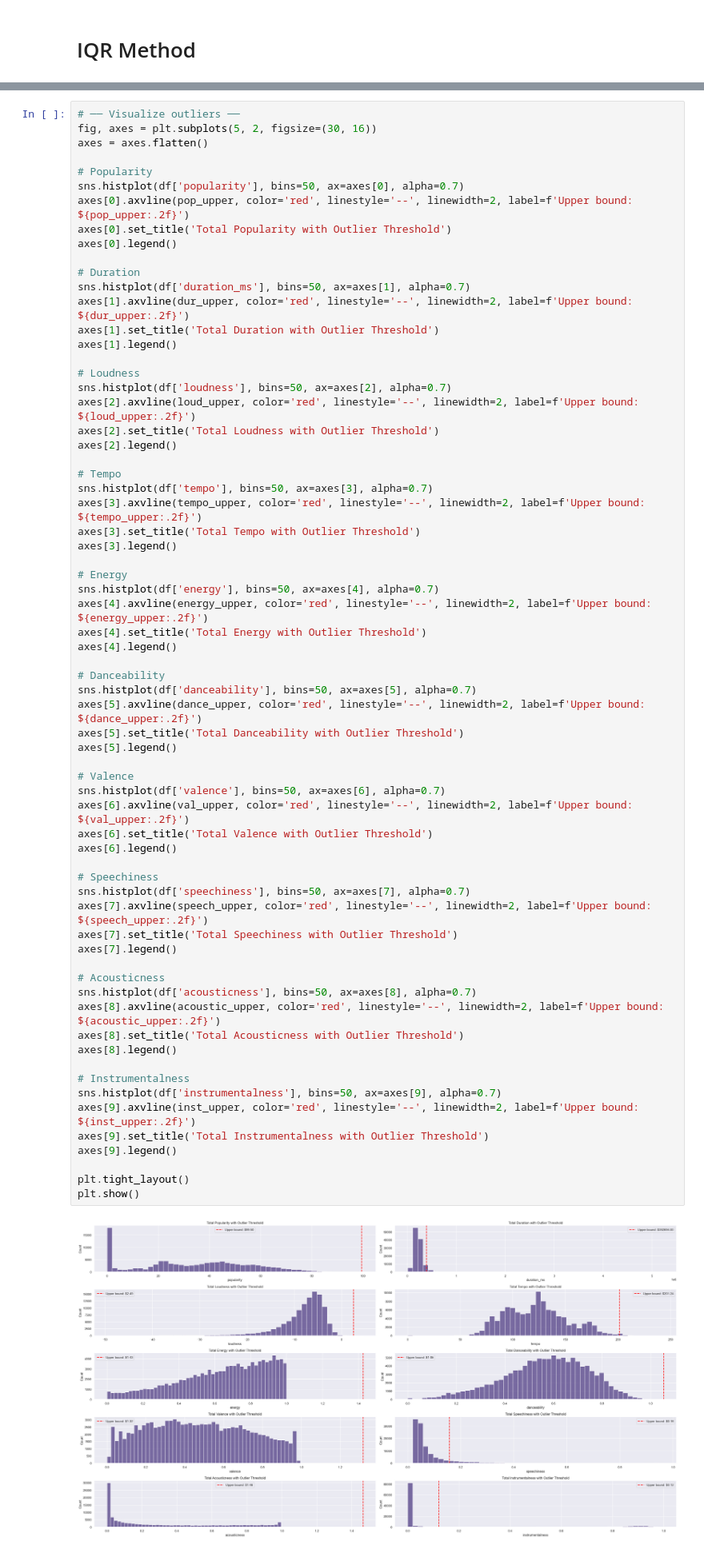
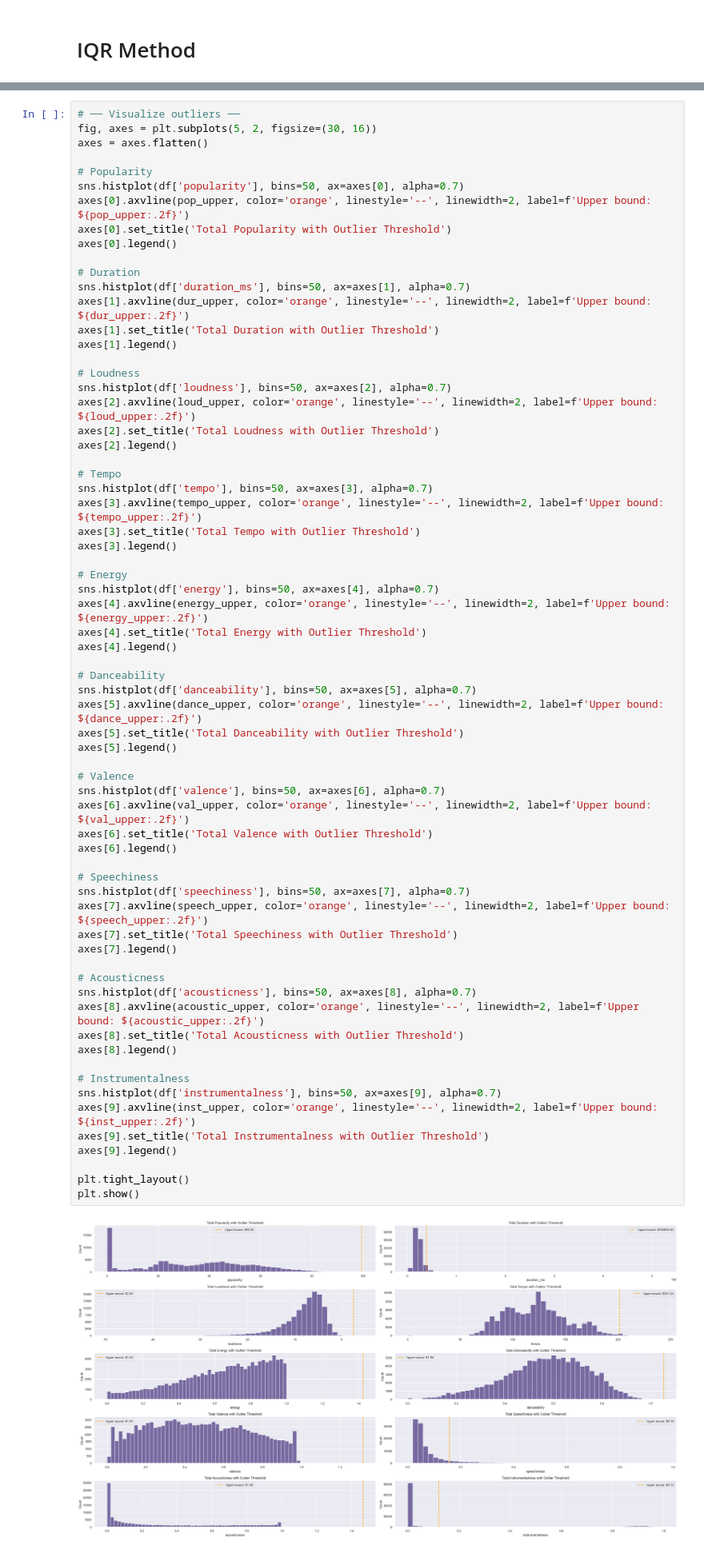
Before and after one commit to vampdevice/spotify-analysis, a Jupyter notebook: spotify_analysis.ipynb, the cells around one changed output, grey strips where cells are left out. Shown at 80% size. Saved outputs shown, nothing was run; the diff lists cells and outputs as text.

```diff
--- a/spotify_analysis.ipynb
+++ b/spotify_analysis.ipynb
@@ -986,68 +1005,68 @@ axes = axes.flatten()
 
 # Popularity
 sns.histplot(df['popularity'], bins=50, ax=axes[0], alpha=0.7)
-axes[0].axvline(pop_upper, color='red', linestyle='--', linewidth=2, label=f'Upper bound: ${pop_upper:.2f}')
+axes[0].axvline(pop_upper, color='orange', linestyle='--', linewidth=2, label=f'Upper bound: ${pop_upper:.2f}')
 axes[0].set_title('Total Popularity with Outlier Threshold')
 axes[0].legend()
 
 # Duration
 sns.histplot(df['duration_ms'], bins=50, ax=axes[1], alpha=0.7)
-axes[1].axvline(dur_upper, color='red', linestyle='--', linewidth=2, label=f'Upper bound: ${dur_upper:.2f}')
+axes[1].axvline(dur_upper, color='orange', linestyle='--', linewidth=2, label=f'Upper bound: ${dur_upper:.2f}')
 axes[1].set_title('Total Duration with Outlier Threshold')
 axes[1].legend()
 
 # Loudness
 sns.histplot(df['loudness'], bins=50, ax=axes[2], alpha=0.7)
-axes[2].axvline(loud_upper, color='red', linestyle='--', linewidth=2, label=f'Upper bound: ${loud_upper:.2f}')
+axes[2].axvline(loud_upper, color='orange', linestyle='--', linewidth=2, label=f'Upper bound: ${loud_upper:.2f}')
 axes[2].set_title('Total Loudness with Outlier Threshold')
 axes[2].legend()
 
 # Tempo
 sns.histplot(df['tempo'], bins=50, ax=axes[3], alpha=0.7)
-axes[3].axvline(tempo_upper, color='red', linestyle='--', linewidth=2, label=f'Upper bound: ${tempo_upper:.2f}')
+axes[3].axvline(tempo_upper, color='orange', linestyle='--', linewidth=2, label=f'Upper bound: ${tempo_upper:.2f}')
 axes[3].set_title('Total Tempo with Outlier Threshold')
 axes[3].legend()
 
 # Energy
 sns.histplot(df['energy'], bins=50, ax=axes[4], alpha=0.7)
-axes[4].axvline(energy_upper, color='red', linestyle='--', linewidth=2, label=f'Upper bound: ${energy_upper:.2f}')
+axes[4].axvline(energy_upper, color='orange', linestyle='--', linewidth=2, label=f'Upper bound: ${energy_upper:.2f}')
 axes[4].set_title('Total Energy with Outlier Threshold')
 axes[4].legend()
 
 # Danceability
 sns.histplot(df['danceability'], bins=50, ax=axes[5], alpha=0.7)
-axes[5].axvline(dance_upper, color='red', linestyle='--', linewidth=2, label=f'Upper bound: ${dance_upper:.2f}')
+axes[5].axvline(dance_upper, color='orange', linestyle='--', linewidth=2, label=f'Upper bound: ${dance_upper:.2f}')
 axes[5].set_title('Total Danceability with Outlier Threshold')
 axes[5].legend()
 
 # Valence
 sns.histplot(df['valence'], bins=50, ax=axes[6], alpha=0.7)
-axes[6].axvline(val_upper, color='red', linestyle='--', linewidth=2, label=f'Upper bound: ${val_upper:.2f}')
+axes[6].axvline(val_upper, color='orange', linestyle='--', linewidth=2, label=f'Upper bound: ${val_upper:.2f}')
 axes[6].set_title('Total Valence with Outlier Threshold')
 axes[6].legend()
 
 # Speechiness
 sns.histplot(df['speechiness'], bins=50, ax=axes[7], alpha=0.7)
-axes[7].axvline(speech_upper, color='red', linestyle='--', linewidth=2, label=f'Upper bound: ${speech_upper:.2f}')
+axes[7].axvline(speech_upper, color='orange', linestyle='--', linewidth=2, label=f'Upper bound: ${speech_upper:.2f}')
 axes[7].set_title('Total Speechiness with Outlier Threshold')
 axes[7].legend()
 
 # Acousticness
 sns.histplot(df['acousticness'], bins=50, ax=axes[8], alpha=0.7)
-axes[8].axvline(acoustic_upper, color='red', linestyle='--', linewidth=2, label=f'Upper bound: ${acoustic_upper:.2f}')
+axes[8].axvline(acoustic_upper, color='orange', linestyle='--', linewidth=2, label=f'Upper bound: ${acoustic_upper:.2f}')
 axes[8].set_title('Total Acousticness with Outlier Threshold')
 axes[8].legend()
 
 # Instrumentalness
 sns.histplot(df['instrumentalness'], bins=50, ax=axes[9], alpha=0.7)
-axes[9].axvline(inst_upper, color='red', linestyle='--', linewidth=2, label=f'Upper bound: ${inst_upper:.2f}')
+axes[9].axvline(inst_upper, color='orange', linestyle='--', linewidth=2, label=f'Upper bound: ${inst_upper:.2f}')
 axes[9].set_title('Total Instrumentalness with Outlier Threshold')
 axes[9].legend()
 
 plt.tight_layout()
 plt.show()
 # %% [output]
-[figure, old version]
+[figure, new version]
 # %% [markdown]
 ![Figure 9](images/outlier_histogram.png)
 # %% [markdown]
```
Also changed, not shown: parts of 2 cells of this notebook.
